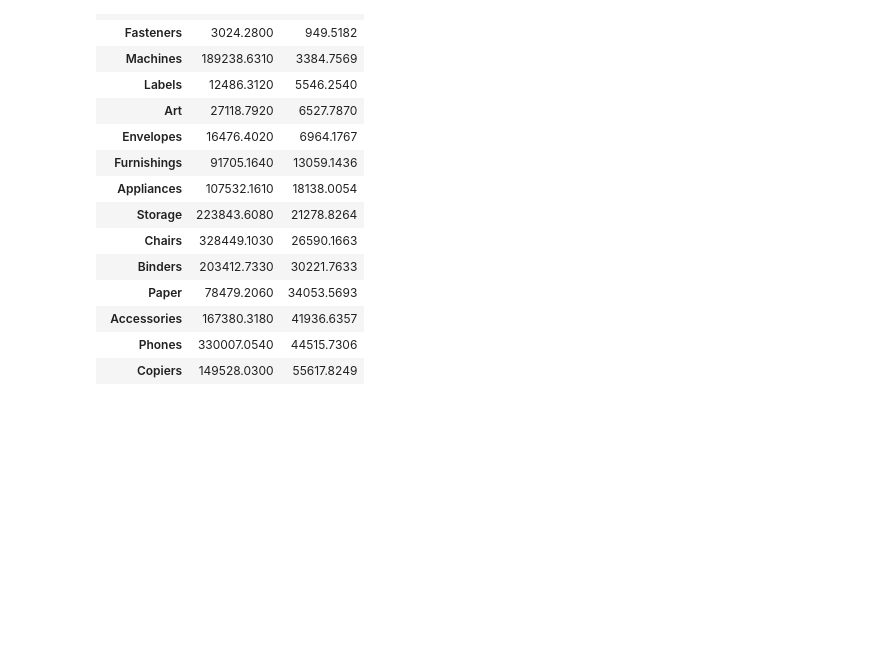
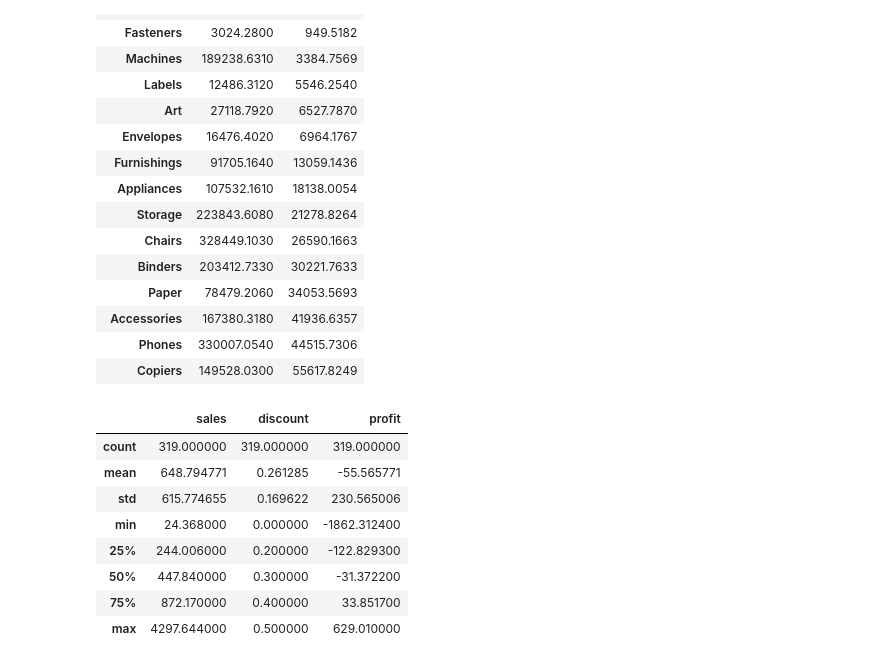
Before and after one commit to Yashoda07/Retail-Sales-Intelligence-Platform, a Jupyter notebook: notebooks/02_exploratory_data_analysis.ipynb, the cells around one changed output. Drawn from its saved outputs; the diff is of its cells as text; code cells hidden in the pictures; blank space fills up the shorter version.

```diff
--- a/notebooks/02_exploratory_data_analysis.ipynb
+++ b/notebooks/02_exploratory_data_analysis.ipynb
@@ -92,3 +92,16 @@ subcategory_analysis
 | Accessories | 167380.3180 | 41936.6357 |
 | Phones | 330007.0540 | 44515.7306 |
 | Copiers | 149528.0300 | 55617.8249 |
+# %%
+tables = df[df["sub_category"] == "Tables"]
+tables[["sales", "discount", "profit"]].describe()
+# %% [output]
+|  | sales | discount | profit |
+| count | 319.000000 | 319.000000 | 319.000000 |
+| mean | 648.794771 | 0.261285 | -55.565771 |
+| std | 615.774655 | 0.169622 | 230.565006 |
+| min | 24.368000 | 0.000000 | -1862.312400 |
+| 25% | 244.006000 | 0.200000 | -122.829300 |
+| 50% | 447.840000 | 0.300000 | -31.372200 |
+| 75% | 872.170000 | 0.400000 | 33.851700 |
+| max | 4297.644000 | 0.500000 | 629.010000 |
```
Also changed, not shown: parts of 1 cell of this notebook, 2 other files.
